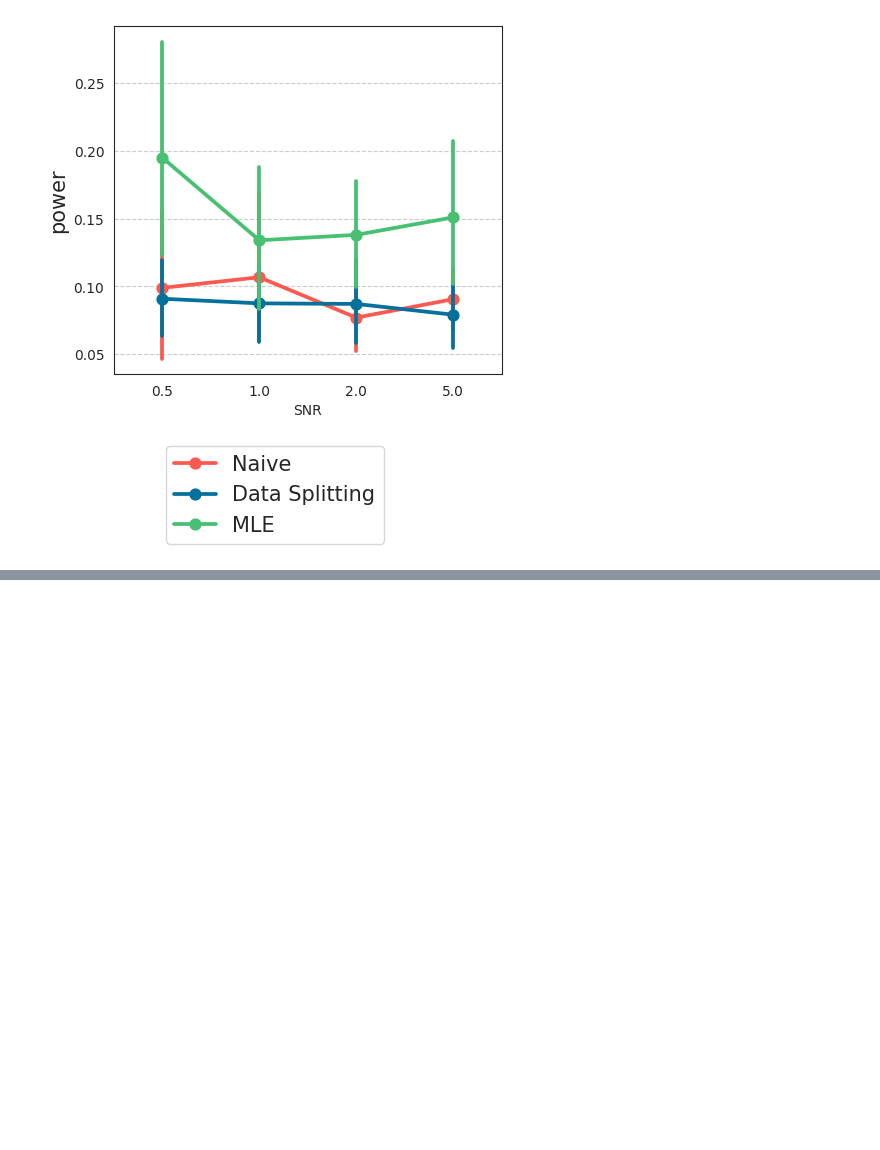
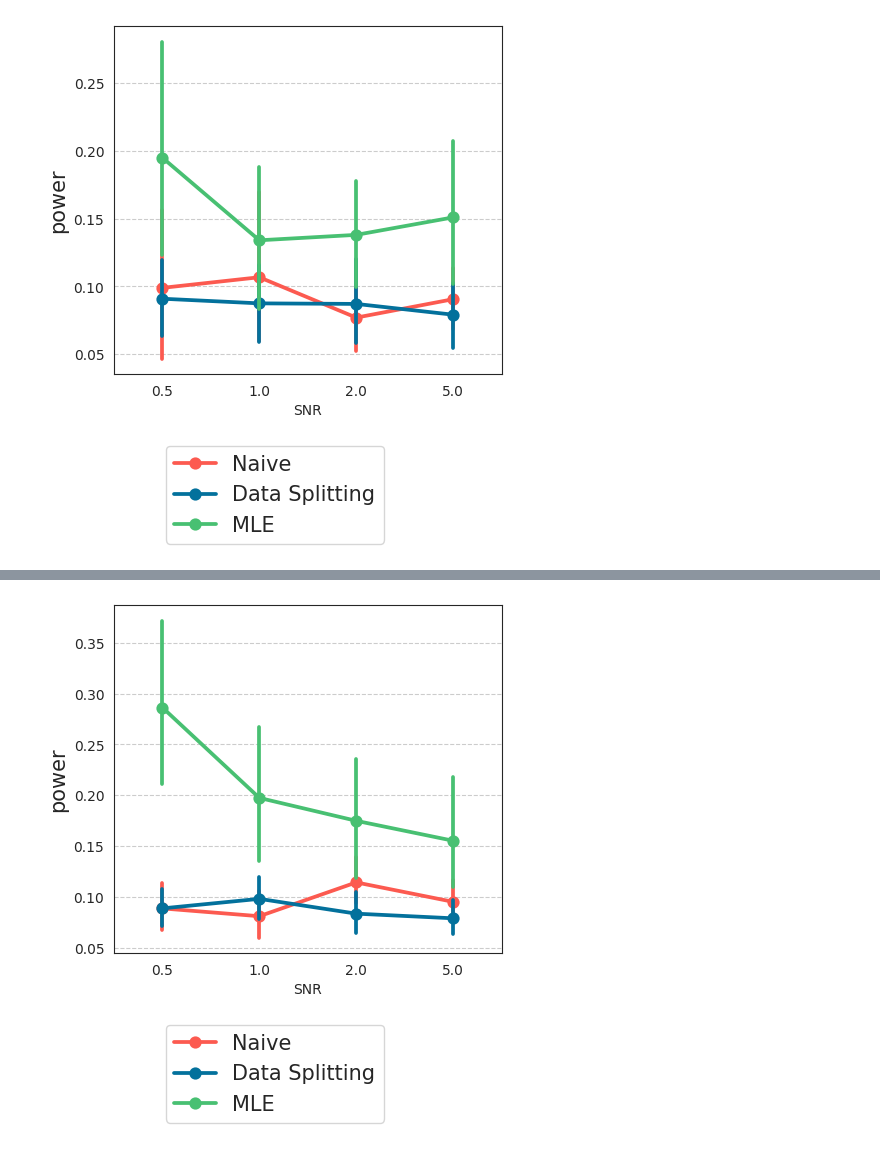
Before and after one commit to yiling-h/SI-Interaction, a Jupyter notebook: selectinf/Simulation/H1/Results/SNR/plotting_SNR.ipynb, the cells around one changed output, grey strips where cells are left out. Saved outputs shown, nothing was run; the diff lists cells and outputs as text; code cells hidden in the pictures; blank space fills up the shorter version.

```diff
--- a/selectinf/Simulation/H1/Results/SNR/plotting_SNR.ipynb
+++ b/selectinf/Simulation/H1/Results/SNR/plotting_SNR.ipynb
@@ -40,0 +59,2 @@ point_plot_multimetrics(oper_char_df=pd.DataFrame(oper_char),
+# %%
+oper_char = combine_lists(opers)
@@ -40,0 +73,7 @@ point_plot_multimetrics(oper_char_df=pd.DataFrame(oper_char),
+# %%
+point_plot_multimetrics(oper_char_df=pd.DataFrame(oper_char),
+                        x_axis="SNR",
+                        hue="method",
+                        metric_list=["power"])
+# %% [output]
+[figure, added]
```
Also changed, not shown: parts of 11 cells of this notebook, 4 other files.
